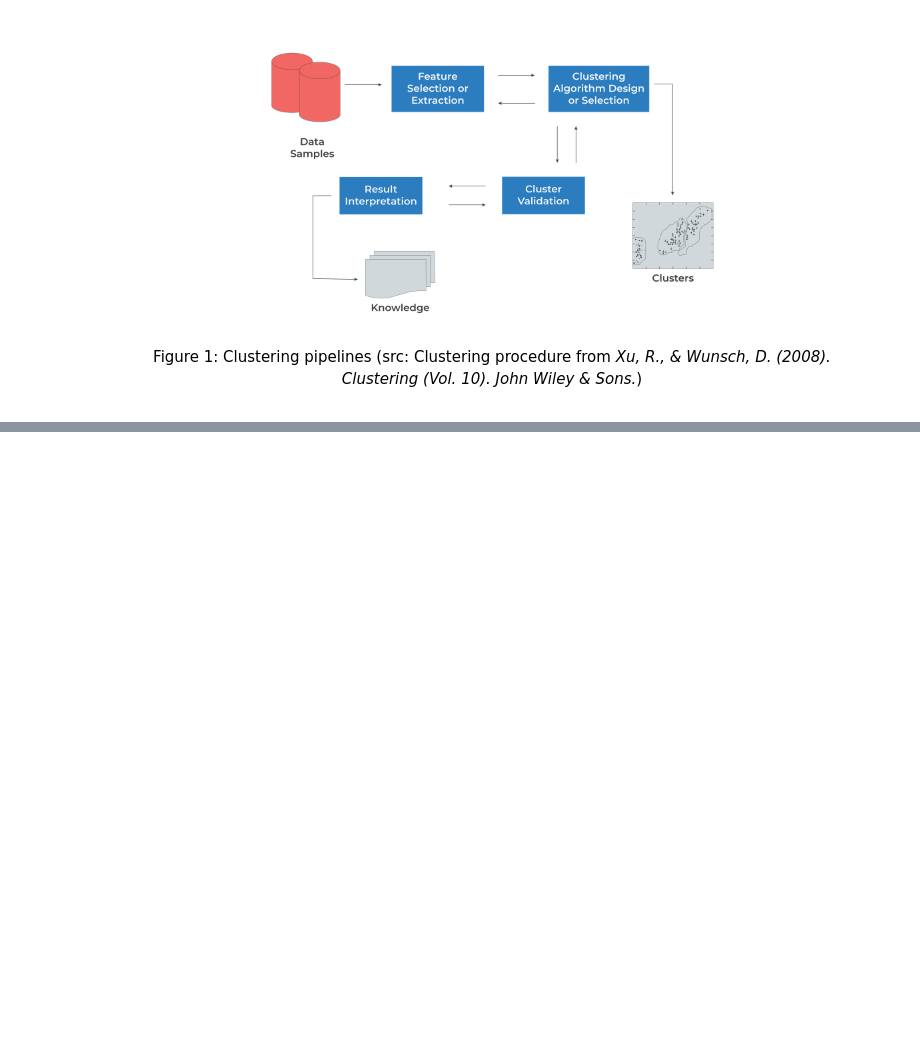
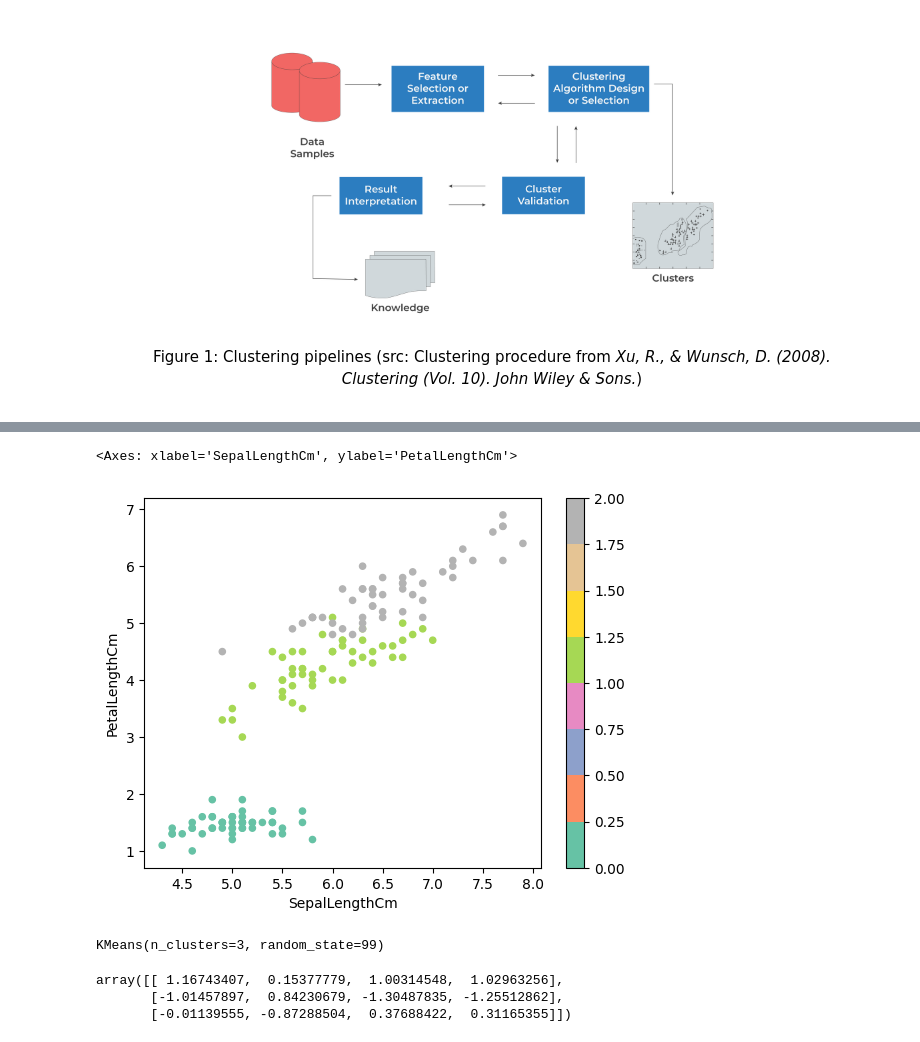
Before and after one commit to GaneshPokharel-tech/datascience, a Jupyter notebook: Machine_learning/dimensionality-reduction/Unsupervised/Partation_Based_Clustering.ipynb, the cells around one changed output, grey strips where cells are left out. Drawn from its saved outputs; the diff is of its cells as text; code cells hidden in the pictures; blank space fills up the shorter version.

Commit message:
kmeans

```diff
--- a/Machine_learning/dimensionality-reduction/Unsupervised/PartationBasedClustering.ipynb
+++ b/Machine_learning/dimensionality-reduction/Unsupervised/Partation_Based_Clustering.ipynb
@@ -85,0 +93,3 @@ This process of holding on one set of parameters fixed and optimizing the other,
+# %%
+data = pd.read_csv("Iris.csv", index_col = "Id")
+data.head()
@@ -85,0 +104,7 @@ This process of holding on one set of parameters fixed and optimizing the other,
+# %%
+target ,_ = pd.factorize(data.Species)
+# %%
+data.plot(kind = "scatter", x = "SepalLengthCm", y="PetalLengthCm", c=target, cmap = "Set2")
+# %% [output]
+<Axes: xlabel='SepalLengthCm', ylabel='PetalLengthCm'>
+[figure, added]
@@ -85,0 +120,10 @@ This process of holding on one set of parameters fixed and optimizing the other,
+# %%
+kmeans_model.fit(x_scaled)
+# %% [output]
+KMeans(n_clusters=3, random_state=99)
+# %%
+kmeans_model.cluster_centers_
+# %% [output]
+array([[ 1.16743407,  0.15377779,  1.00314548,  1.02963256],
+       [-1.01457897,  0.84230679, -1.30487835, -1.25512862],
+       [-0.01139555, -0.87288504,  0.37688422,  0.31165355]])
```
Also changed, not shown: parts of 23 cells of this notebook, 8 other files.
